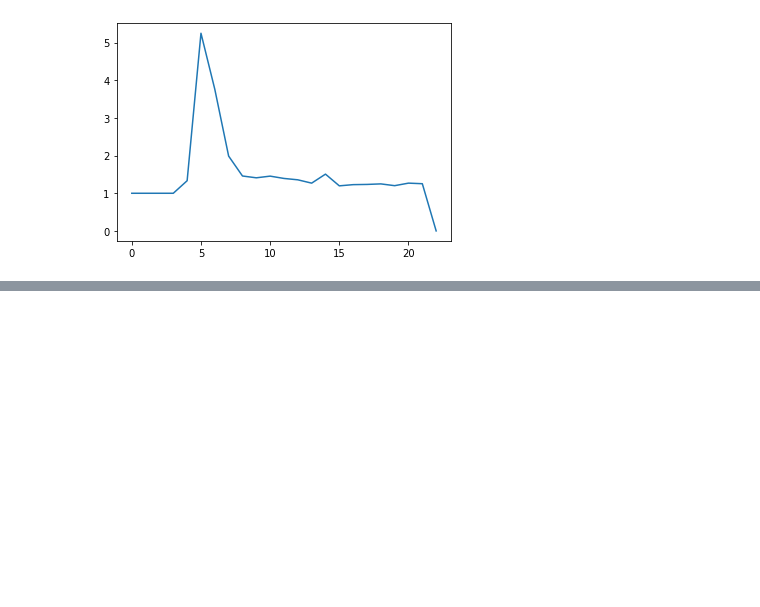
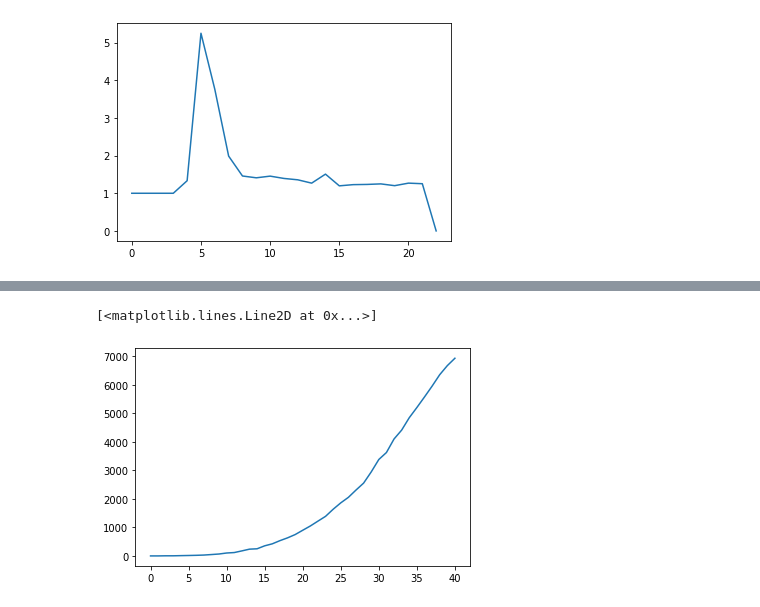
Before and after one commit to qbaiprzyjaciele/statistics-and-datascience, a Jupyter notebook: WorldDataExploring/various.ipynb, the cells around one changed output, grey strips where cells are left out. Cells and saved outputs as stored; diff of their text form; code cells hidden in the pictures; blank space fills up the shorter version.

```diff
--- a/WorldDataExploring/various.ipynb
+++ b/WorldDataExploring/various.ipynb
@@ -97,0 +168,5 @@ plt.plot(growth_rates_it)
+# %%
+plt.plot(poland_confirmed_np)
+# %% [output]
+[<matplotlib.lines.Line2D at 0x...>]
+[figure, added]
```
Also changed, not shown: parts of 15 cells of this notebook, 2 other files.
